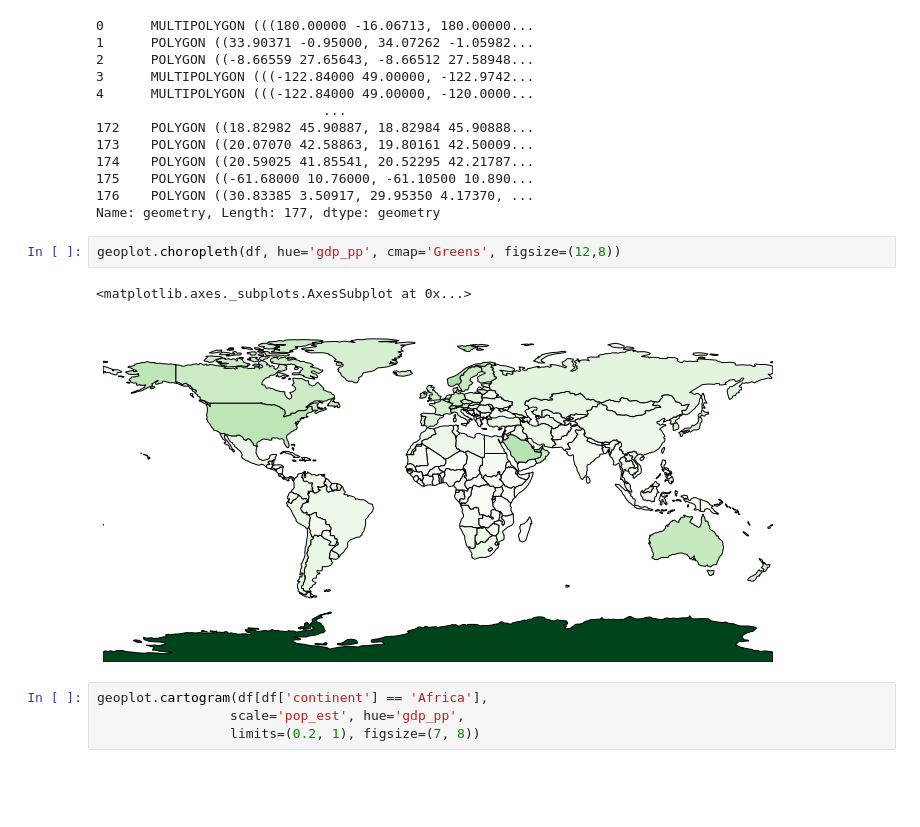
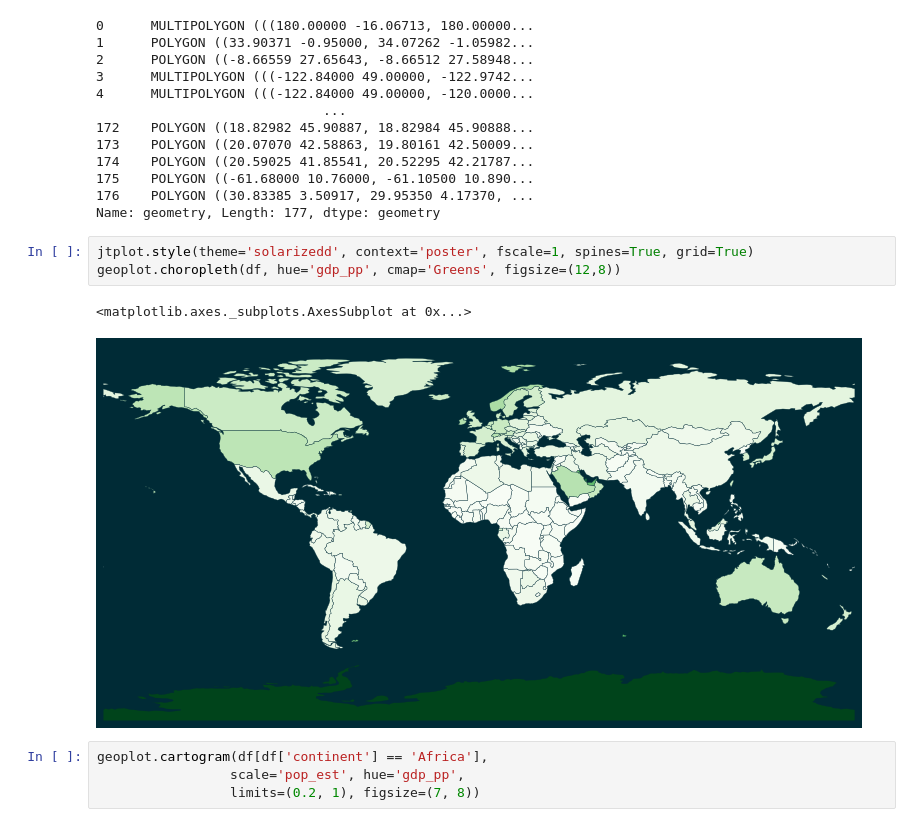
Before and after one commit to omotayo-alade/Scripts_Notebooks, a Jupyter notebook: notebooks/eda.ipynb, the cells around one changed output. Drawn from its saved outputs; the diff is of its cells as text; blank space fills up the shorter version.

```diff
--- a/notebooks/eda.ipynb
+++ b/notebooks/eda.ipynb
@@ -164,10 +167,11 @@ df['geometry']
 176    POLYGON ((30.83385 3.50917, 29.95350 4.17370, ...
 Name: geometry, Length: 177, dtype: geometry
 # %%
+jtplot.style(theme='solarizedd', context='poster', fscale=1, spines=True, grid=True)
 geoplot.choropleth(df, hue='gdp_pp', cmap='Greens', figsize=(12,8))
 # %% [output]
 <matplotlib.axes._subplots.AxesSubplot at 0x...>
-[figure, old version]
+[figure, new version]
 # %%
 geoplot.cartogram(df[df['continent'] == 'Africa'],
                  scale='pop_est', hue='gdp_pp',
```
Also changed, not shown: parts of 2 cells of this notebook.
